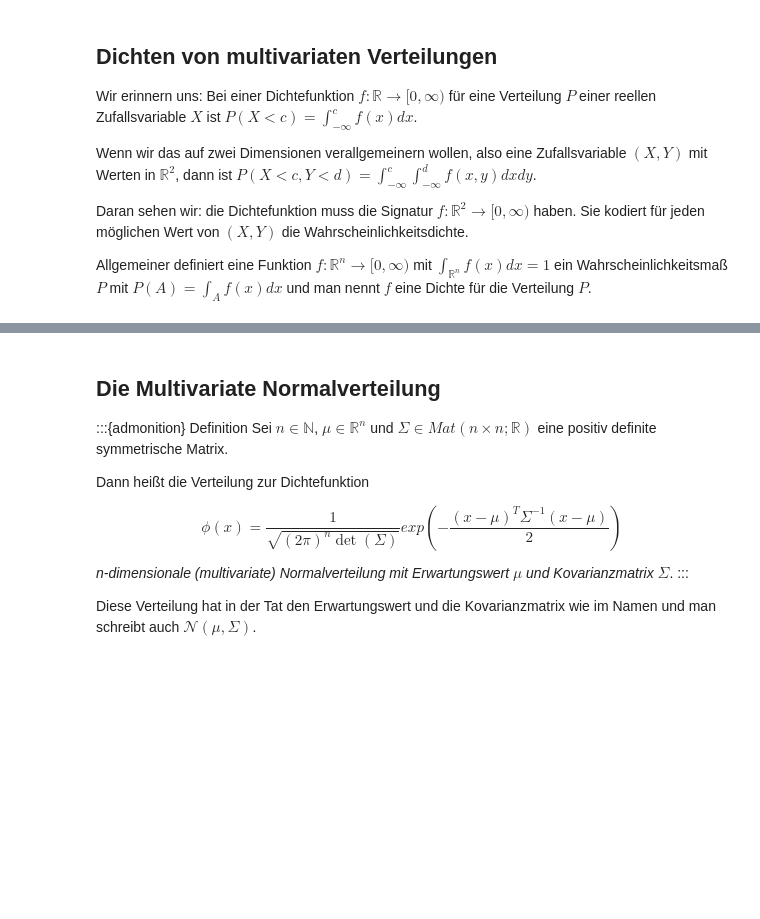
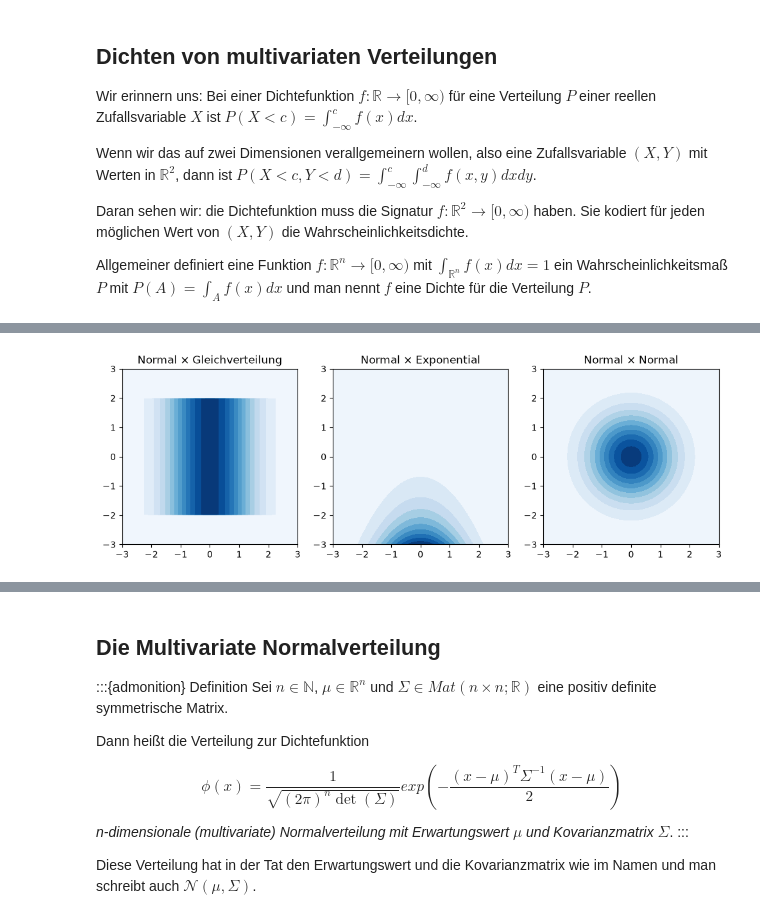
Before and after one commit to konradvoelkel/ds-skript-mirror, a Jupyter notebook: multivariate-normalverteilung.ipynb, the cells around one changed output, grey strips where cells are left out. Cells and saved outputs as stored; diff of their text form; code cells hidden in the pictures; blank space fills up the shorter version.

```diff
--- a/multivariate-normalverteilung.ipynb
+++ b/multivariate-normalverteilung.ipynb
@@ -14,0 +21,20 @@ Allgemeiner definiert eine Funktion $f \colon \mathbb{R}^n \to [0,\infty)$ mit $
+# %%
+import numpy as np
+import scipy.stats as st
+import matplotlib.pyplot as plt
+
+xs = np.linspace(-3, 3, 200)
+X, Y = np.meshgrid(xs, xs)
+kandidaten = {
+    "Normal × Gleichverteilung": st.norm.pdf(X) * st.uniform.pdf(Y, loc=-2, scale=4),
+    "Normal × Exponential":      st.norm.pdf(X) * st.expon.pdf(Y + 3),
+    "Normal × Normal":           st.norm.pdf(X) * st.norm.pdf(Y),
+}
+fig, axs = plt.subplots(1, 3, figsize=(12, 4))
+for ax, (name, dichte) in zip(axs, kandidaten.items()):
+    ax.contourf(X, Y, dichte, levels=12, cmap="Blues")
+    ax.set_title(name)
+    ax.set_aspect("equal")
+plt.show()
+# %% [output]
+[figure, added]
```
Also changed, not shown: parts of 7 cells of this notebook, 9 other files.
